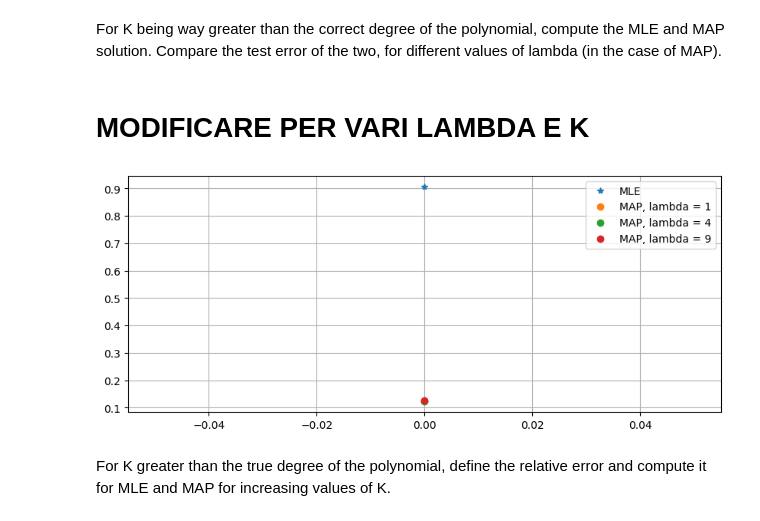
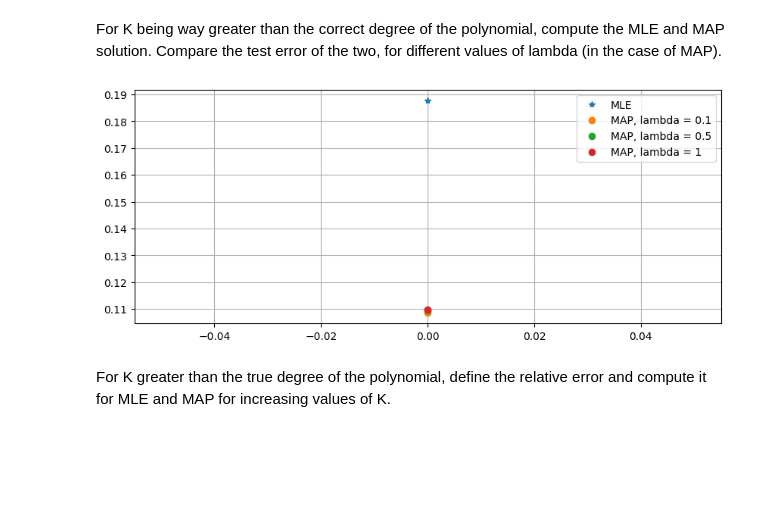
Before and after one commit to ChiaraAngileri/SMM_lab, a Jupyter notebook: Homework4 - no comments.ipynb, the cells around one changed output. Saved outputs shown, nothing was run; the diff lists cells and outputs as text; code cells hidden in the pictures; blank space fills up the shorter version.

```diff
--- a/Homework4 - no comments.ipynb
+++ b/Homework4 - no comments.ipynb
@@ -104,7 +104,7 @@ def GD(grad_f, x0, kmax=100, tolf=1e-6, tolx=1e-6, alpha=1e-3):
 
     return x[-1]
 
-def SGD(grad_l, w0, D, batch_size, n_epochs, lamda=0, alpha=1e-3):
+def SGD(grad_l, w0, D, batch_size, n_epochs, lamda=0, alpha=1e-2):
     X, Y = D
     N = X.shape[0]
 
@@ -299,6 +301,6 @@ For K lower, equal and greater than the correct degree of the test polynomial, p
 # %%
 k_vector = [2, 4, 10]
-l_vector = [0, 0.1, 1]
+l_vector = [0, 0.5, 1]
 
 theta_tot_k = []
 
@@ -372,31 +374,29 @@ plt.show()
 # MLE and MAP
 # %% [markdown]
 For K being way greater than the correct degree of the polynomial, compute the MLE and MAP solution. Compare the test error of the two, for different values of lambda (in the case of MAP).
-# %% [markdown]
-# MODIFICARE PER VARI LAMBDA E K
 # %%
 k_big = 70
-l_vector = [1, 4, 9]
+l_vector = [0.1, 0.5, 1]
 
 theta_mle = MLE(D_train, k_big, "NE")
 thetas_map = [MAP(D_train, k_big, l, "NE") for l in l_vector]
 
 mle_error = error(D_test, k_big, theta_mle)
 map_errors = [error(D_test, k_big, theta_map) for theta_map in thetas_map]
 
 legend_mle = ['MLE']
 legend_map = ['MAP, lambda = ' + str(l) + '' for l in l_vector]
 legend = legend_mle + legend_map
 
 plt.figure(figsize=(10,4))
 plt.plot(mle_error, '*')
 for i in range(len(l_vector)):
     plt.plot(map_errors[i], 'o')
 plt.legend(legend)
 plt.grid()
 plt.show()
 # %% [output]
-[figure, old version]
+[figure, new version]
 # %% [markdown]
 For K greater than the true degree of the polynomial, define the relative error and compute it for MLE and MAP for
 increasing values of K.
```
Also changed, not shown: parts of 8 cells of this notebook.
